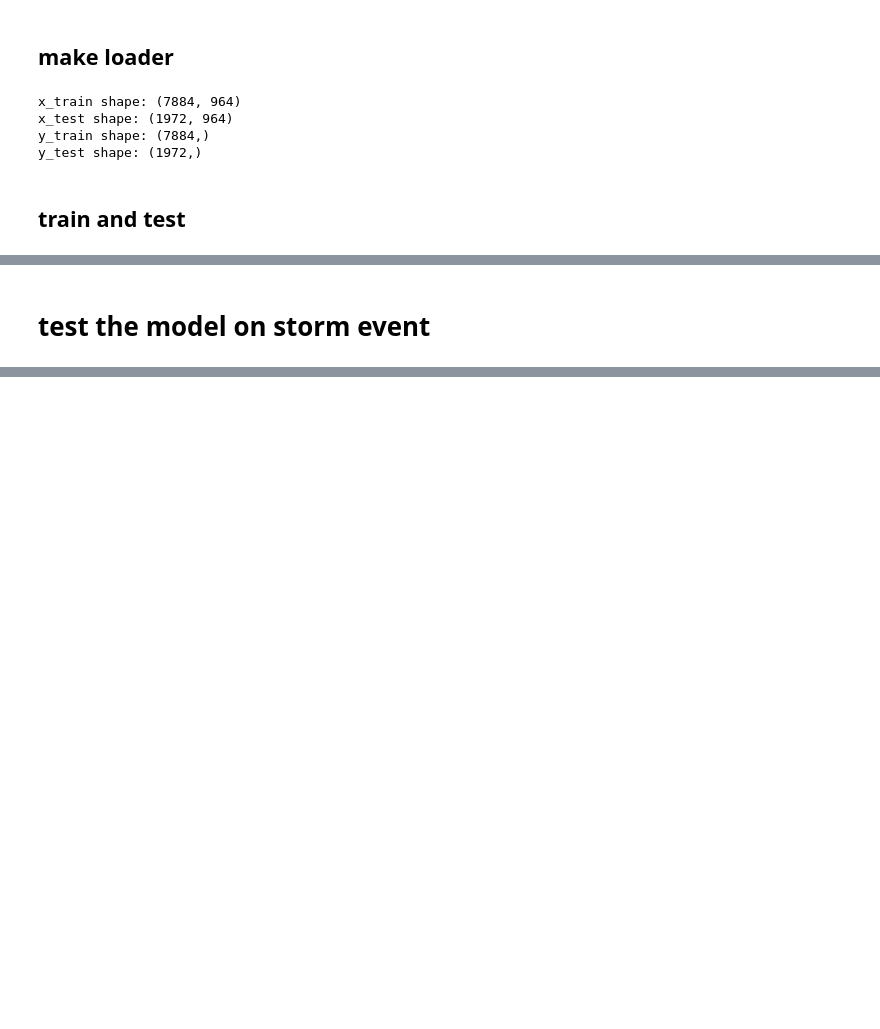
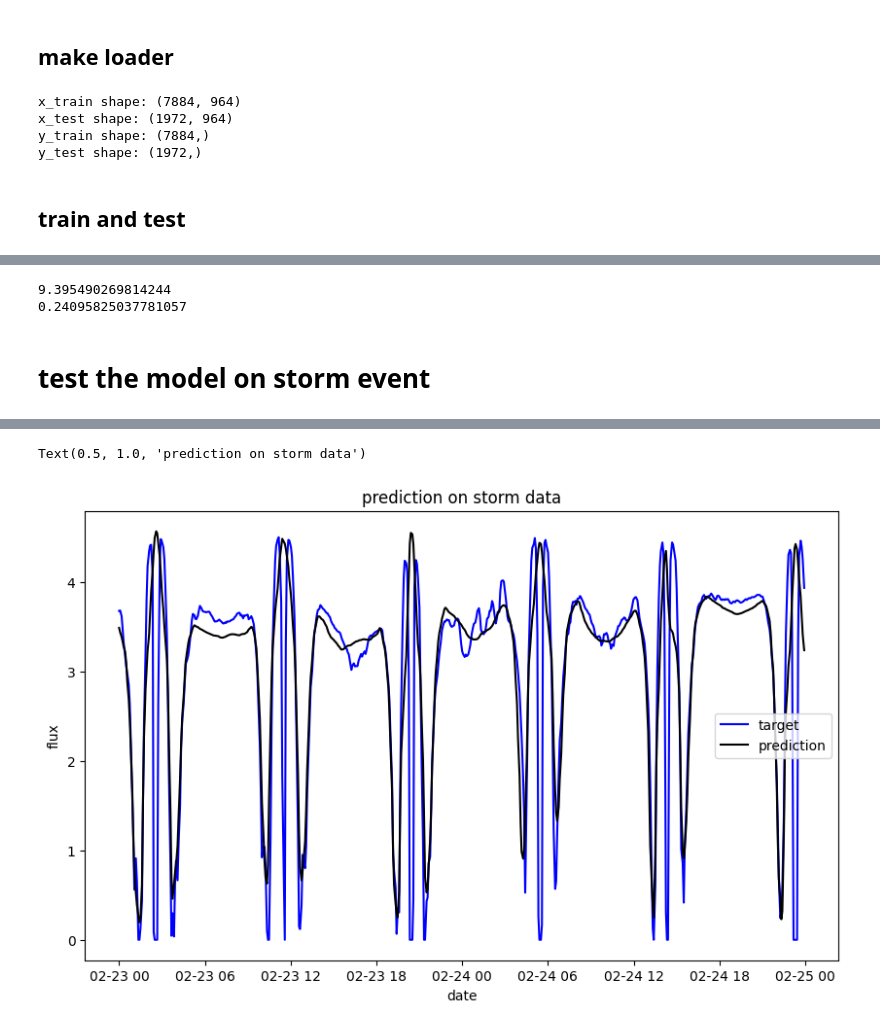
Before and after one commit to YiwenZhu77/comp576, a Jupyter notebook: src/train.tf.ipynb, the cells around one changed output, grey strips where cells are left out. Drawn from its saved outputs; the diff is of its cells as text; code cells hidden in the pictures; blank space fills up the shorter version.

```diff
--- a/src/train.tf.ipynb
+++ b/src/train.tf.ipynb
@@ -182,2 +174,12 @@ print(r2_score(y_test,y_pred))
+# %%
+# MAPE score
+idx=y_test_s!=0
+print(np.nanmean(np.abs((y_test_s[idx] - y_pred_s[idx]) / y_test_s[idx])) * 100)
+# MAP score
+idx=y_test_s!=0
+print(np.nanmean(np.abs((y_test_s[idx] - y_pred_s[idx]))))
+# %% [output]
+9.395490269814244
+0.24095825037781057
 # %% [markdown]
 # test the model on storm event
@@ -197,0 +186,25 @@ with tf.device(device):
+# %%
+# predict on data between datetime(2017,3,25) datetime(2017,3,1,0)
+stormdata=pickle.load(open('ch11_data2.pkl','rb'))
+
+# make ds
+x_storm=stormdata.iloc[:,2:-2]
+y_storm=stormdata.iloc[:,-2]
+
+# predict
+y_storm_pred=model.predict(x_storm)
+
+# plot
+plt.figure(figsize=(10,6))
+plt.plot(stormdata['date'][:len(stormdata['date'])//2], y_storm[:len(stormdata['date'])//2], label='target', color='blue')
+plt.plot(stormdata['date'][:len(stormdata['date'])//2], y_storm_pred[:len(stormdata['date'])//2], label='prediction', color='black')
+plt.legend()
+plt.xlabel('date')
+plt.ylabel('flux')
+plt.title('prediction on storm data')
+# plt.plot(y_storm_pred,label='prediction')
+plt.legend()
+plt.xlabel('date')
+plt.ylabel('flux')
+plt.title('prediction on storm data')
+# %% [output]
@@ -197,0 +212,2 @@ with tf.device(device):
+Text(0.5, 1.0, 'prediction on storm data')
+[figure, added]
```
Also changed, not shown: parts of 8 cells of this notebook.
